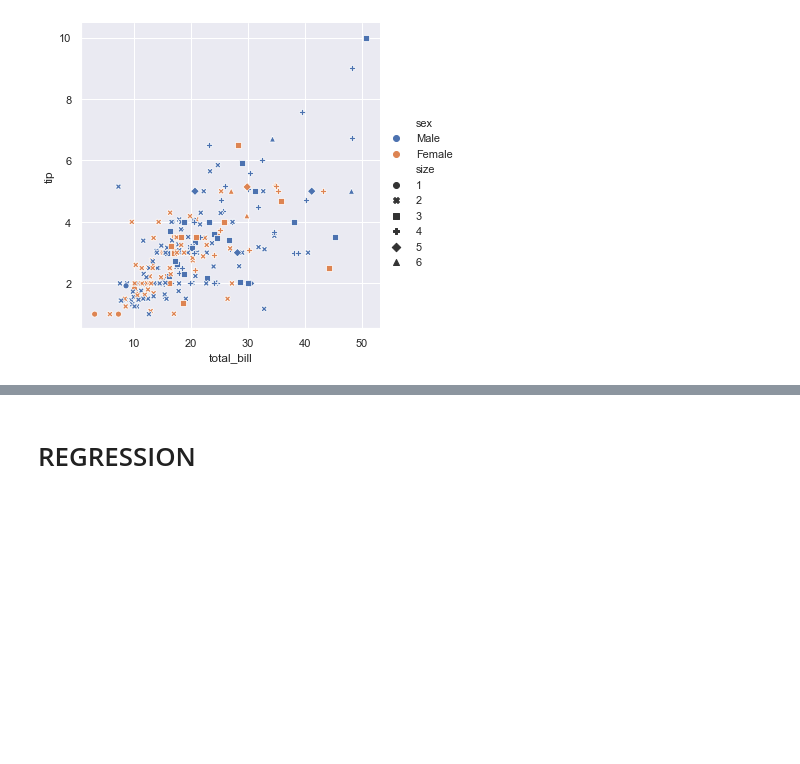
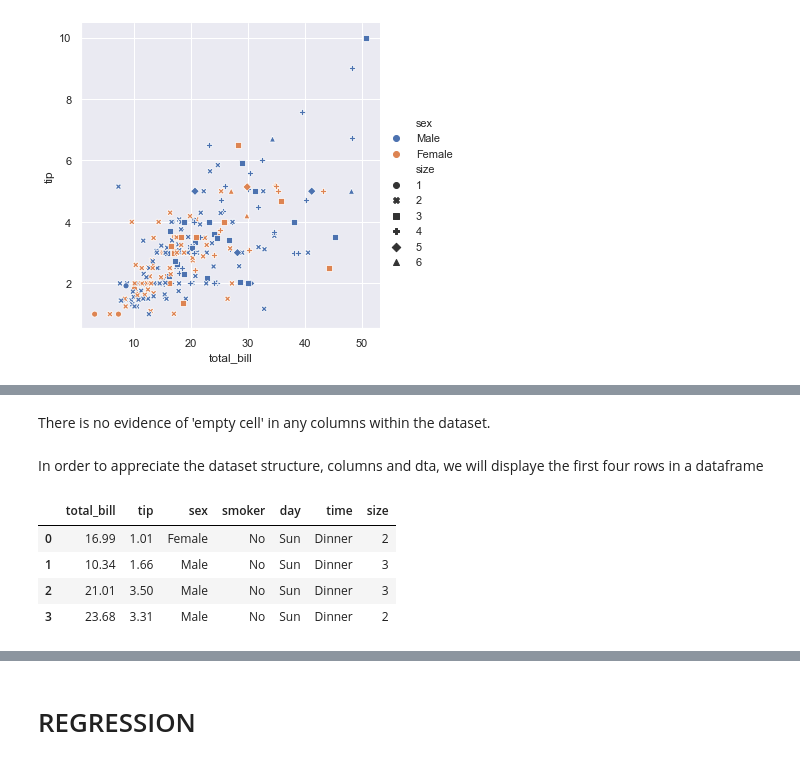
Before and after one commit to oprinceisaac/Fundamentals-DA-Assignment, a Jupyter notebook: Fundamentals-DA-Assignment.ipynb, the cells around one changed output, grey strips where cells are left out. Cells and saved outputs as stored; diff of their text form; code cells hidden in the pictures; blank space fills up the shorter version.

```diff
--- a/Fundamentals-DA-Assignment.ipynb
+++ b/Fundamentals-DA-Assignment.ipynb
@@ -53,0 +73,12 @@ sns.relplot(x="total_bill", y="tip", hue="sex", style="size", data=tips);
+# %% [markdown]
+There is no evidence of 'empty cell' in any columns within the dataset.
+# %% [markdown]
+In order to appreciate the dataset structure, columns and dta, we will displaye the first four rows in a dataframe
+# %%
+tips.head(4)
+# %% [output]
+|  | total_bill | tip | sex | smoker | day | time | size |
+| 0 | 16.99 | 1.01 | Female | No | Sun | Dinner | 2 |
+| 1 | 10.34 | 1.66 | Male | No | Sun | Dinner | 3 |
+| 2 | 21.01 | 3.50 | Male | No | Sun | Dinner | 3 |
+| 3 | 23.68 | 3.31 | Male | No | Sun | Dinner | 2 |
```
Also changed, not shown: parts of 5 cells of this notebook.
